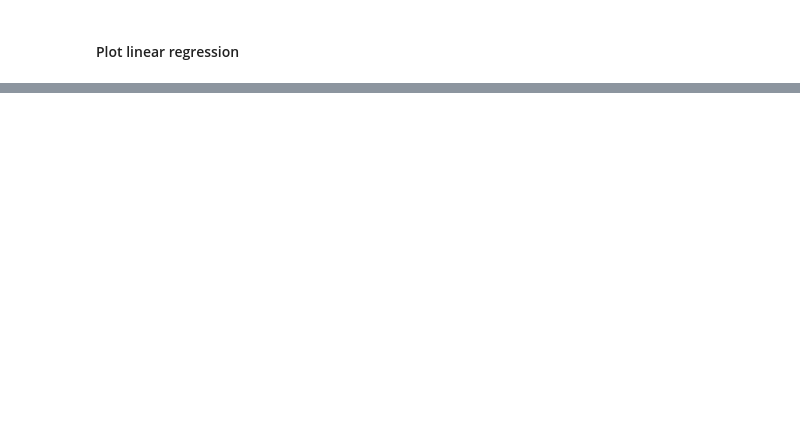
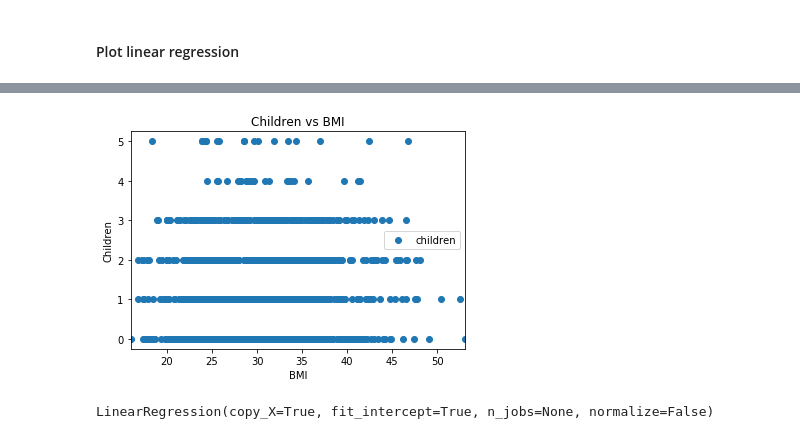
Before and after one commit to kochsj/data_analysis, a Jupyter notebook: Lab12-Regressions/regressions.ipynb, the cells around one changed output, grey strips where cells are left out. Saved outputs shown, nothing was run; the diff lists cells and outputs as text; code cells hidden in the pictures; blank space fills up the shorter version.

```diff
--- a/Lab12-Regressions/regressions.ipynb
+++ b/Lab12-Regressions/regressions.ipynb
@@ -87,5 +87,4 @@ print(regressor.coef_)
 [238.37156961]
 # %%
 y_pred = regressor.predict(X_test)
-df = pd.DataFrame({'Actual':y_test, 'Predicted':y_pred})
-df
+pd.DataFrame({'Actual':y_test, 'Predicted':y_pred})
@@ -103,0 +125,8 @@ plt.show()
+# %%
+df.plot(x='bmi', y='children', style='o')
+plt.title('Children vs BMI')
+plt.xlabel('BMI')
+plt.ylabel('Children')
+plt.show()
+# %% [output]
+[figure, added]
@@ -103,0 +136,6 @@ plt.show()
+# %%
+from sklearn.linear_model import LinearRegression
+regressor = LinearRegression()
+regressor.fit(X2_train, y2_train)
+# %% [output]
+LinearRegression(copy_X=True, fit_intercept=True, n_jobs=None, normalize=False)
```
Also changed, not shown: parts of 16 cells of this notebook, 1 other file.
